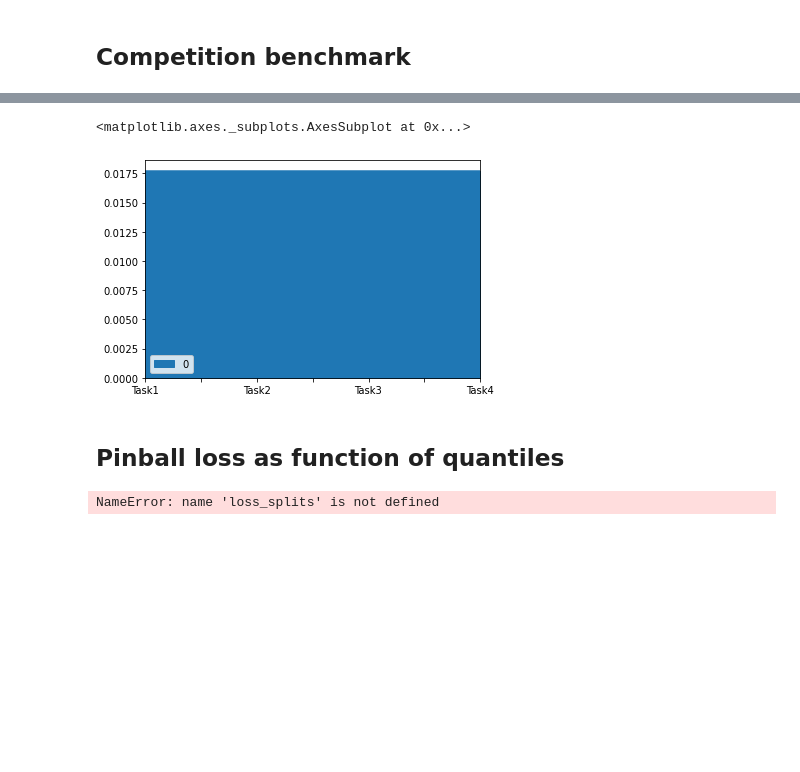
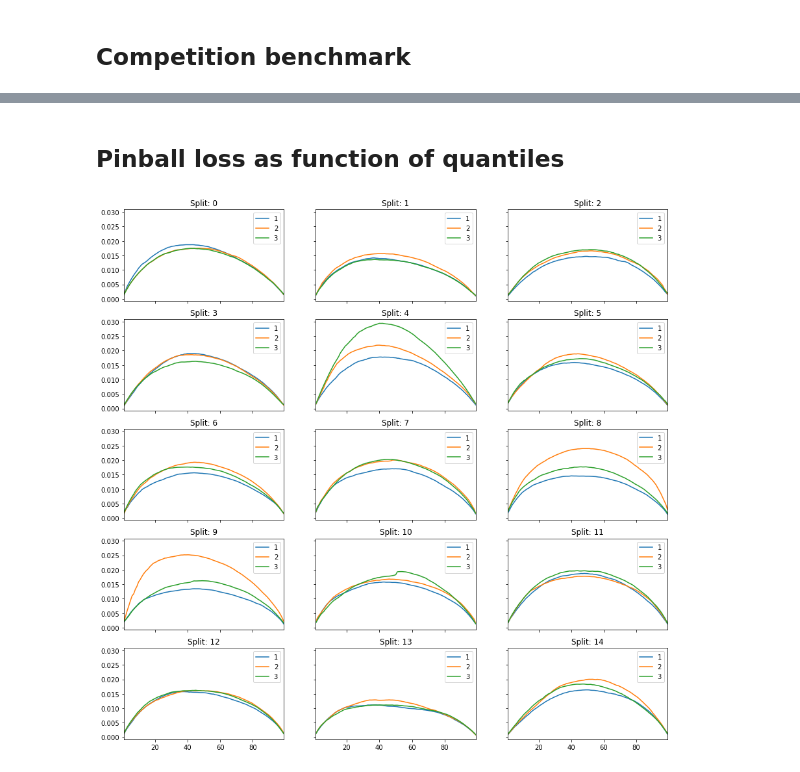
Before and after one commit to greenlytics/mqe-forecast, a Jupyter notebook: notebooks/nb-benchmark-gefcom2014-solar.ipynb, the cells around one changed output, grey strips where cells are left out. Drawn from its saved outputs; the diff is of its cells as text; code cells hidden in the pictures; blank space fills up the shorter version.

```diff
--- a/notebooks/nb-benchmark-gefcom2014-solar.ipynb
+++ b/notebooks/nb-benchmark-gefcom2014-solar.ipynb
@@ -55,7 +57,2 @@ NameError: name 'set_xticks' is not defined
-# %%
-df_area.T.plot.area()
-# %% [output]
-<matplotlib.axes._subplots.AxesSubplot at 0x...>
-[figure, removed]
 # %% [markdown]
 ## Pinball loss as function of quantiles
@@ -75,4 +58,0 @@ def plot_pinball_quantile(loss_split):
-# %%
-plot_pinball_quantile(loss_splits[-1])
-# %% [output]
-NameError: name 'loss_splits' is not defined
@@ -82,0 +59,15 @@ plot_pinball_quantile(loss_splits[4])
+# %%
+def plot_scatters(dfs_loss_valid):
+    fig, ax = plt.subplots(nrows=5, ncols=3, figsize=(15,15), sharex=True, sharey=True)
+    ax = ax.flatten()
+    for split in range(len(dfs_loss_valid)):
+        df = dfs_loss_valid[split].mean().unstack().T
+        df.index = [float(index[8:]) for index in df.index]
+        df = df.reindex(sorted(df.index), axis=0)
+        df.plot(ax=ax[split])
+        ax[split].set_title('Split: {0}'.format(split))
+        if split==0: ax[split].legend()
+# %%
+plot_scatters(dfs_loss_valid)
+# %% [output]
+[figure, added]
```
Also changed, not shown: parts of 10 cells of this notebook, 7 other files.
